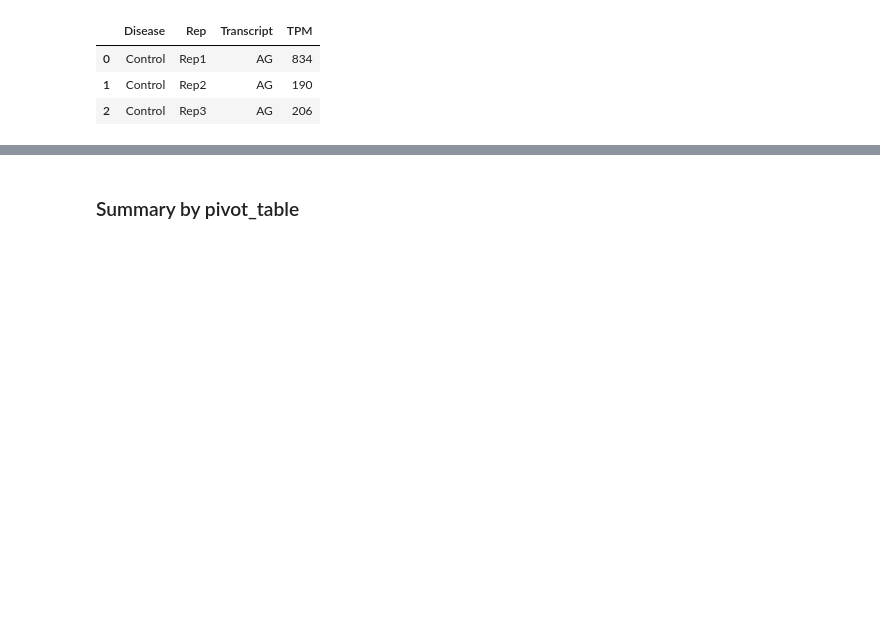
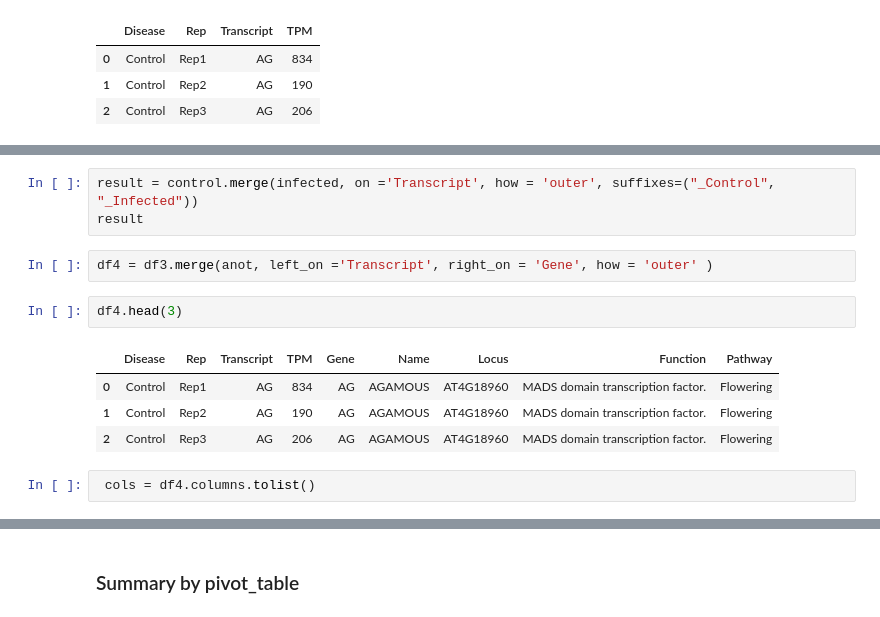
Before and after one commit to nicksavill/DEB_development, a Jupyter notebook: Week_05/Class_9_demonstrator.ipynb, the cells around one changed output, grey strips where cells are left out. Saved outputs shown, nothing was run; the diff lists cells and outputs as text; blank space fills up the shorter version.

```diff
--- a/Week_05/Class_9_interactive.ipynb
+++ b/Week_05/Class_9_demonstrator.ipynb
@@ -733,0 +656,14 @@ df4.loc['UFO']
+# %%
+result = control.merge(infected, on ='Transcript', how = 'outer', suffixes=("_Control", "_Infected"))
+result
+# %%
+df4 = df3.merge(anot, left_on ='Transcript', right_on = 'Gene', how = 'outer' )
+# %%
+df4.head(3)
+# %% [output]
+|  | Disease | Rep | Transcript | TPM | Gene | Name | Locus | Function | Pathway |
+| 0 | Control | Rep1 | AG | 834 | AG | AGAMOUS | AT4G18960 | MADS domain transcription factor. | Flowering |
+| 1 | Control | Rep2 | AG | 190 | AG | AGAMOUS | AT4G18960 | MADS domain transcription factor. | Flowering |
+| 2 | Control | Rep3 | AG | 206 | AG | AGAMOUS | AT4G18960 | MADS domain transcription factor. | Flowering |
+# %%
+ cols = df4.columns.tolist()
```
Also changed, not shown: parts of 20 cells of this notebook, 1 other file.
